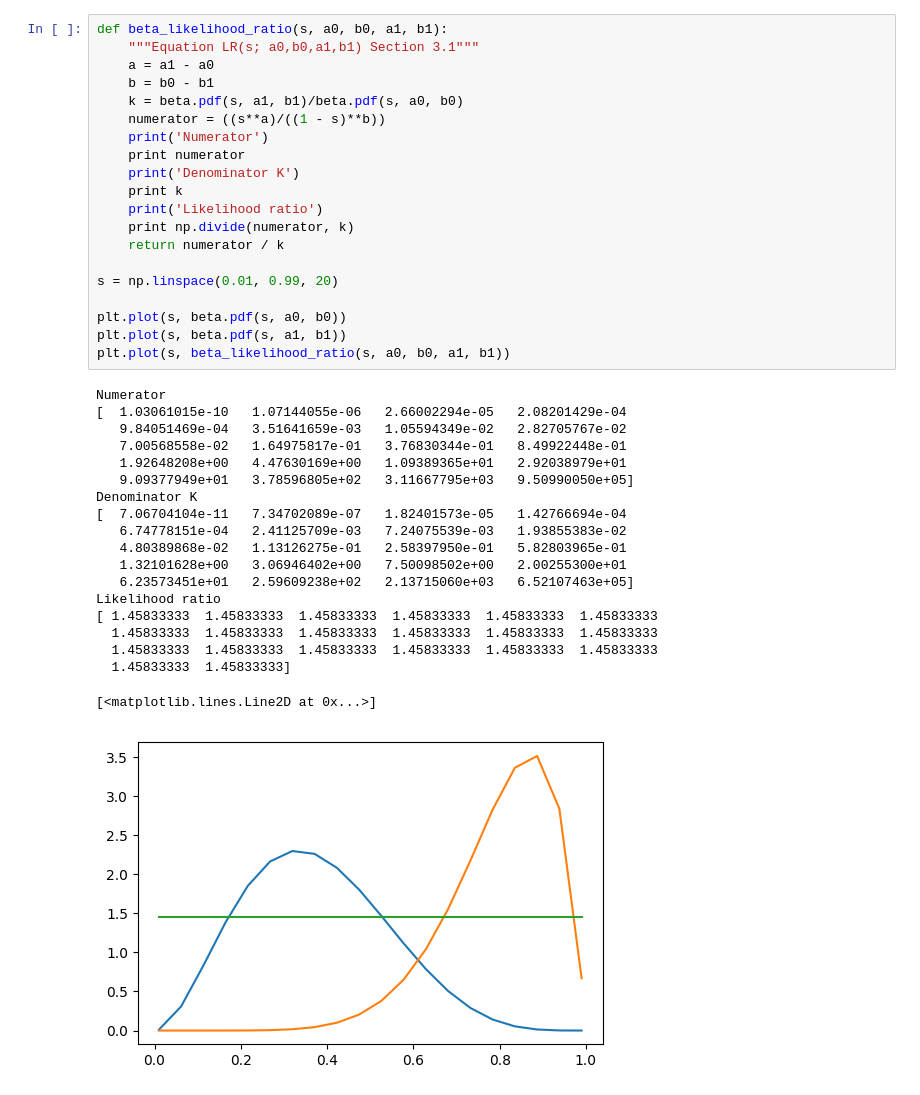
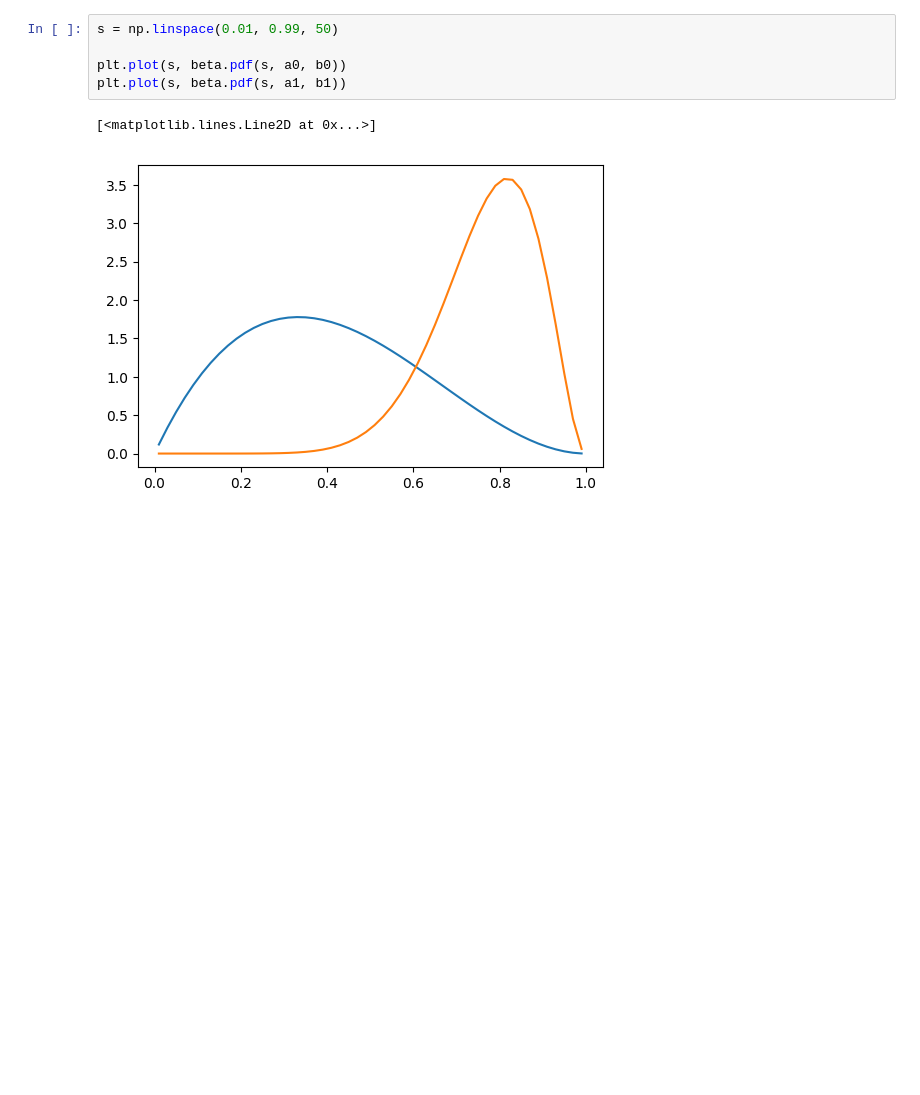
Before and after one commit to betacal/python, a Jupyter notebook: tutorial/beta_scores.ipynb, the cells around one changed output. Saved outputs shown, nothing was run; the diff lists cells and outputs as text; blank space fills up the shorter version.

Commit message:
Tutorial to compare predicted Betas and original

```diff
--- a/tutorial/beta_scores.ipynb
+++ b/tutorial/beta_scores.ipynb
@@ -25,40 +43,8 @@ plt.scatter(x, y, marker='x', alpha=0.2)
-# %%
-def beta_likelihood_ratio(s, a0, b0, a1, b1):
-    """Equation LR(s; a0,b0,a1,b1) Section 3.1"""
-    a = a1 - a0
-    b = b0 - b1
-    k = beta.pdf(s, a1, b1)/beta.pdf(s, a0, b0)
-    numerator = ((s**a)/((1 - s)**b))
-    print('Numerator')
-    print numerator
-    print('Denominator K')
-    print k
-    print('Likelihood ratio')
-    print np.divide(numerator, k)
-    return numerator / k
-
-s = np.linspace(0.01, 0.99, 20)
-
-plt.plot(s, beta.pdf(s, a0, b0))
-plt.plot(s, beta.pdf(s, a1, b1))
-plt.plot(s, beta_likelihood_ratio(s, a0, b0, a1, b1))
-# %% [output]
-Numerator
-[  1.03061015e-10   1.07144055e-06   2.66002294e-05   2.08201429e-04
-   9.84051469e-04   3.51641659e-03   1.05594349e-02   2.82705767e-02
-   7.00568558e-02   1.64975817e-01   3.76830344e-01   8.49922448e-01
-   1.92648208e+00   4.47630169e+00   1.09389365e+01   2.92038979e+01
-   9.09377949e+01   3.78596805e+02   3.11667795e+03   9.50990050e+05]
-Denominator K
-[  7.06704104e-11   7.34702089e-07   1.82401573e-05   1.42766694e-04
-   6.74778151e-04   2.41125709e-03   7.24075539e-03   1.93855383e-02
-   4.80389868e-02   1.13126275e-01   2.58397950e-01   5.82803965e-01
-   1.32101628e+00   3.06946402e+00   7.50098502e+00   2.00255300e+01
-   6.23573451e+01   2.59609238e+02   2.13715060e+03   6.52107463e+05]
-Likelihood ratio
-[ 1.45833333  1.45833333  1.45833333  1.45833333  1.45833333  1.45833333
-  1.45833333  1.45833333  1.45833333  1.45833333  1.45833333  1.45833333
-  1.45833333  1.45833333  1.45833333  1.45833333  1.45833333  1.45833333
-  1.45833333  1.45833333]
-[<matplotlib.lines.Line2D at 0x...>]
-[figure, removed]
+# %%
+s = np.linspace(0.01, 0.99, 50)
+
+plt.plot(s, beta.pdf(s, a0, b0))
+plt.plot(s, beta.pdf(s, a1, b1))
+# %% [output]
+[<matplotlib.lines.Line2D at 0x...>]
+[figure, added]
```
Also changed, not shown: parts of 5 cells of this notebook, 3 other files.
